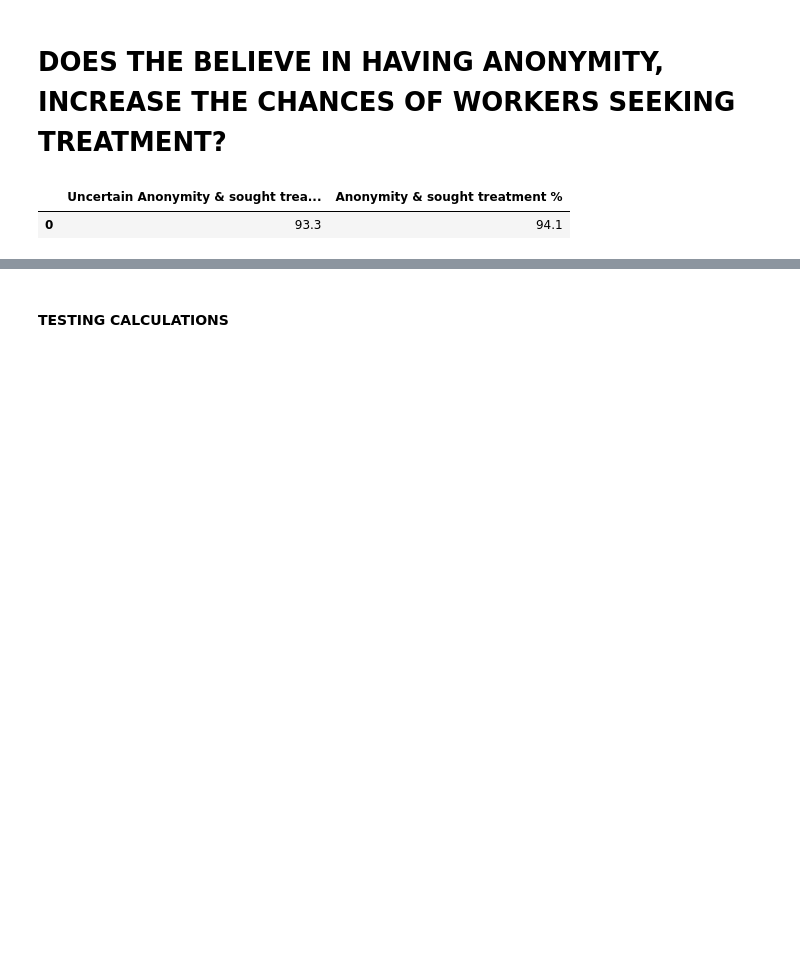
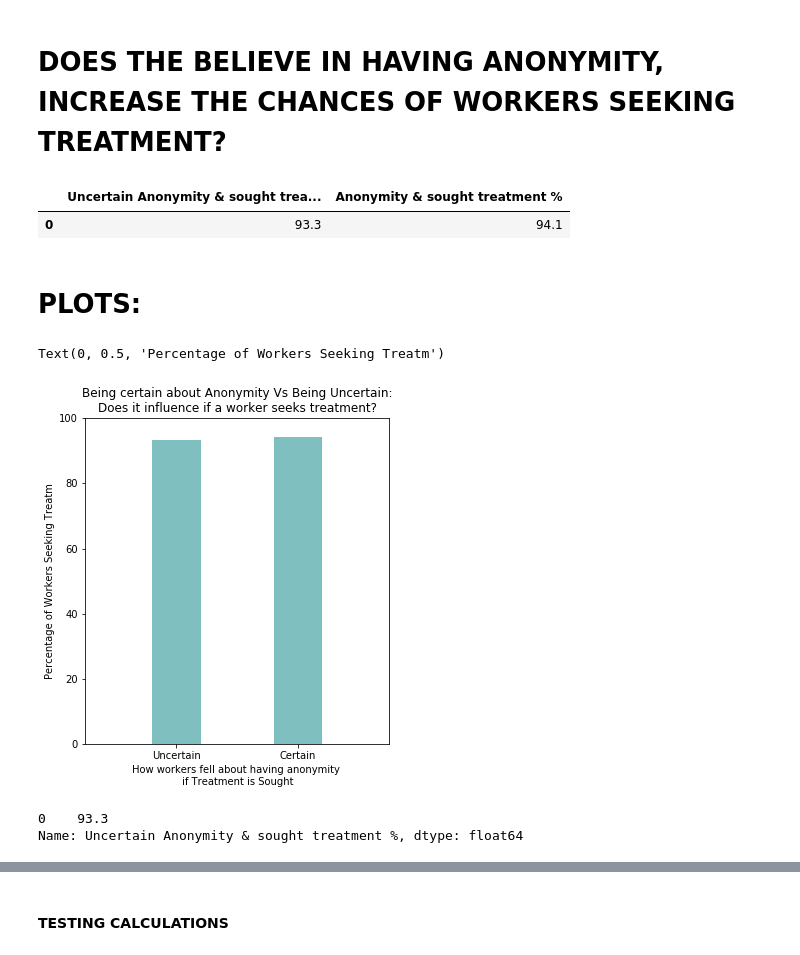
Before and after one commit to gnavneetg/BootCampG5, a Jupyter notebook: MauriciosNotebook/genders_anonymity.ipynb, the cells around one changed output, grey strips where cells are left out. Saved outputs shown, nothing was run; the diff lists cells and outputs as text; code cells hidden in the pictures; blank space fills up the shorter version.

Commit message:
finished anonymity bar chart

```diff
--- a/MauriciosNotebook/genders_anonymity.ipynb
+++ b/MauriciosNotebook/genders_anonymity.ipynb
@@ -488,4 +488,5 @@ genderless_anonymity_summary_df = pd.DataFrame({
 
 })
 # %%
-# genderless_anonymity_summary_df.index.name = 'All Genders'
+genderless_anonymity_summary_df.index.name = 'All Genders'
+genderless_anonymity_summary_df
@@ -496,3 +501,64 @@ genderless_anonymity_summary_df
 # %% [output]
 |  | Uncertain Anonymity & sought trea... | Anonymity & sought treatment % |
 | 0 | 93.3 | 94.1 |
+# %% [markdown]
+# PLOTS:
+# %%
+# Create an array that contains the number of users each language has
+anonymity_perception = ['Uncertain', 'Certain']
+x_axis = np.arange(len(anonymity_perception))
+x_axis
+anonymity_percentages = genderless_anonymity_summary_df.values[0]
+# %%
+# Tell matplotlib that we will be making a bar chart
+# Users is our y axis and x_axis is, of course, our x axis
+# We apply align="edge" to ensure our bars line up with our tick marks
+
+
+fig = plt.figure(figsize=(12, 6))
+ax = fig.add_subplot(1, 2, 1)
+
+ax.bar(
+    x_axis,
+#     [0, 0.7],
+    anonymity_percentages,
+    color='teal',
+    alpha=0.5,
+    align="center",
+    width = 0.4 # the width of the bars
+)
+
+# =================================================== #mr
+# MR only way to render is to run all commands in same cell :/
+
+# Tell matplotlib where we would like to place each of our x axis headers
+
+tick_locations = [value for value in x_axis]
+# tick_locations = [0, 0.7]
+plt.xticks(tick_locations, anonymity_perception)
+
+
+
+# ax.set_xticks(tick_locations, anonymity_perception)
+# Sets the x limits of the current chart
+# plt.xlim(-0.75, len(x_axis)-0.25)
+ax.set_xlim(-0.75, len(x_axis)-0.25)
+
+
+
+# Sets the y limits of the current chart
+ax.set_ylim(0, 100)
+# Give our chart some labels and a tile
+ax.set_title("Being certain about Anonymity Vs Being Uncertain:\nDoes it influence if a worker seeks treatment?")
+ax.set_xlabel("How workers fell about having anonymity \nif Treatment is Sought")
+plt.ylabel("Percentage of Workers Seeking Treatm")
+
+# plt.text(1, 0)
+# %% [output]
+Text(0, 0.5, 'Percentage of Workers Seeking Treatm')
+[figure, added]
+# %%
+genderless_anonymity_summary_df['Uncertain Anonymity & sought treatment %']
+# %% [output]
+0    93.3
+Name: Uncertain Anonymity & sought treatment %, dtype: float64
```
Also changed, not shown: parts of 4 cells of this notebook, 2 other files.
